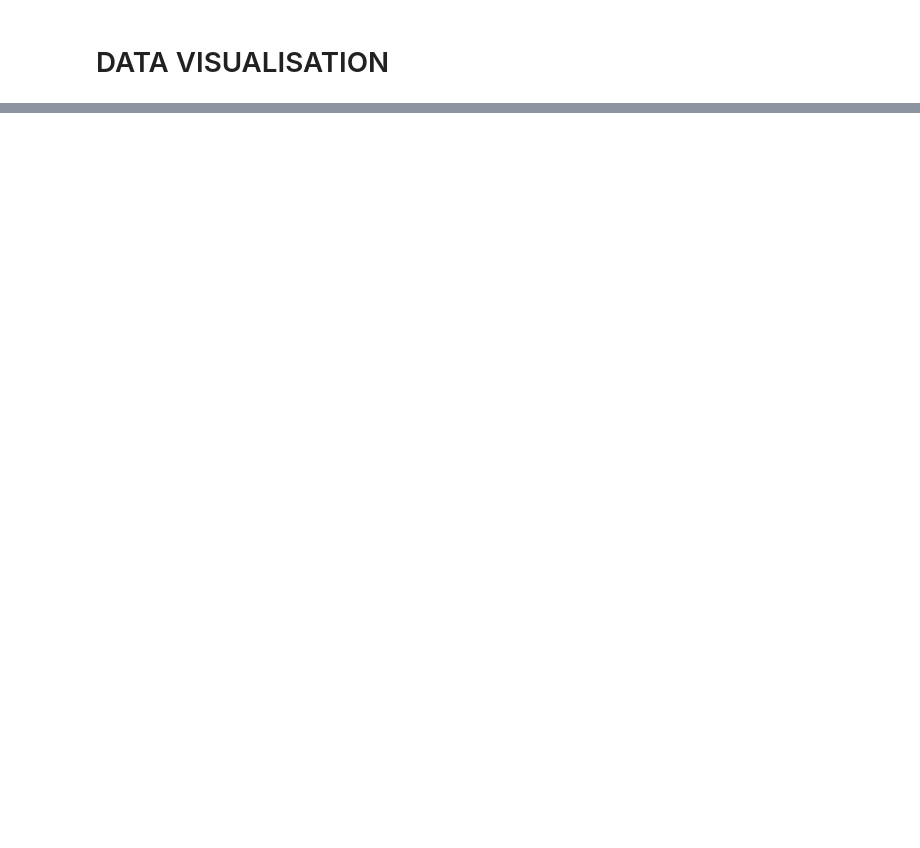
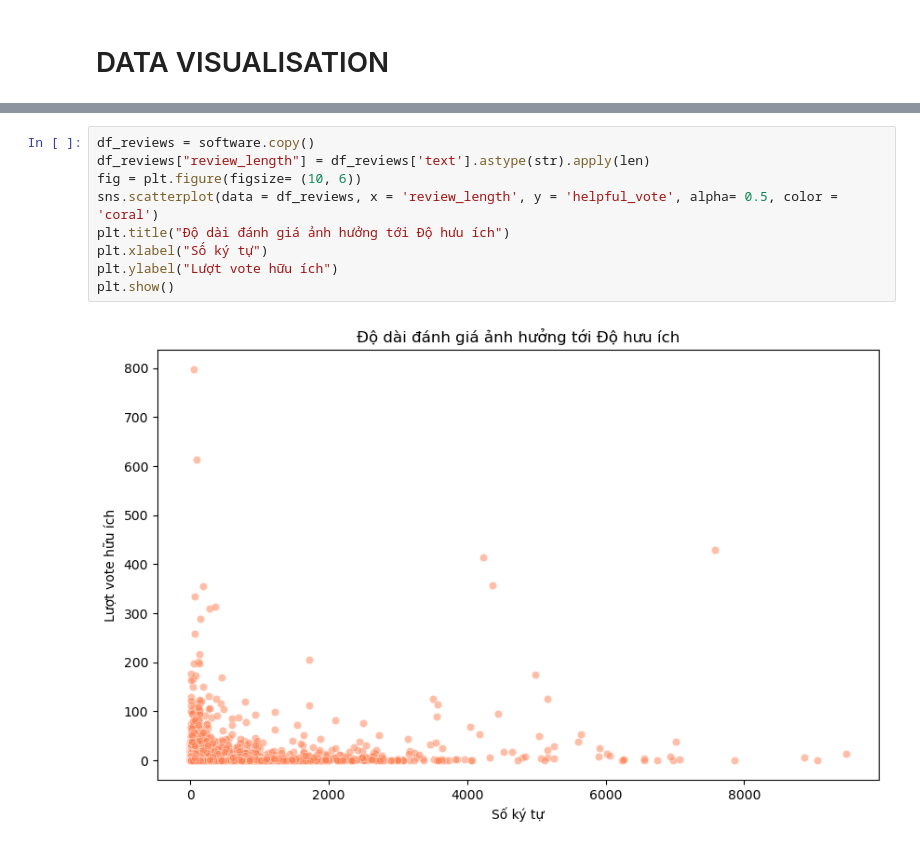
Before and after one commit to duymanh1606/Recommender-System-Using-Amazon-Reviews, a Jupyter notebook: notebook/analyze.ipynb, the cells around one changed output, grey strips where cells are left out. Cells and saved outputs as stored; diff of their text form; blank space fills up the shorter version.

```diff
--- a/notebook/analyze.ipynb
+++ b/notebook/analyze.ipynb
@@ -162,0 +209,11 @@ df
+# %%
+df_reviews = software.copy()
+df_reviews["review_length"] = df_reviews['text'].astype(str).apply(len)
+fig = plt.figure(figsize= (10, 6))
+sns.scatterplot(data = df_reviews, x = 'review_length', y = 'helpful_vote', alpha= 0.5, color = 'coral')
+plt.title("Độ dài đánh giá ảnh hưởng tới Độ hưu ích")
+plt.xlabel("Số ký tự")
+plt.ylabel("Lượt vote hữu ích")
+plt.show()
+# %% [output]
+[figure, added]
```
Also changed, not shown: parts of 4 cells of this notebook, 3 other files.
